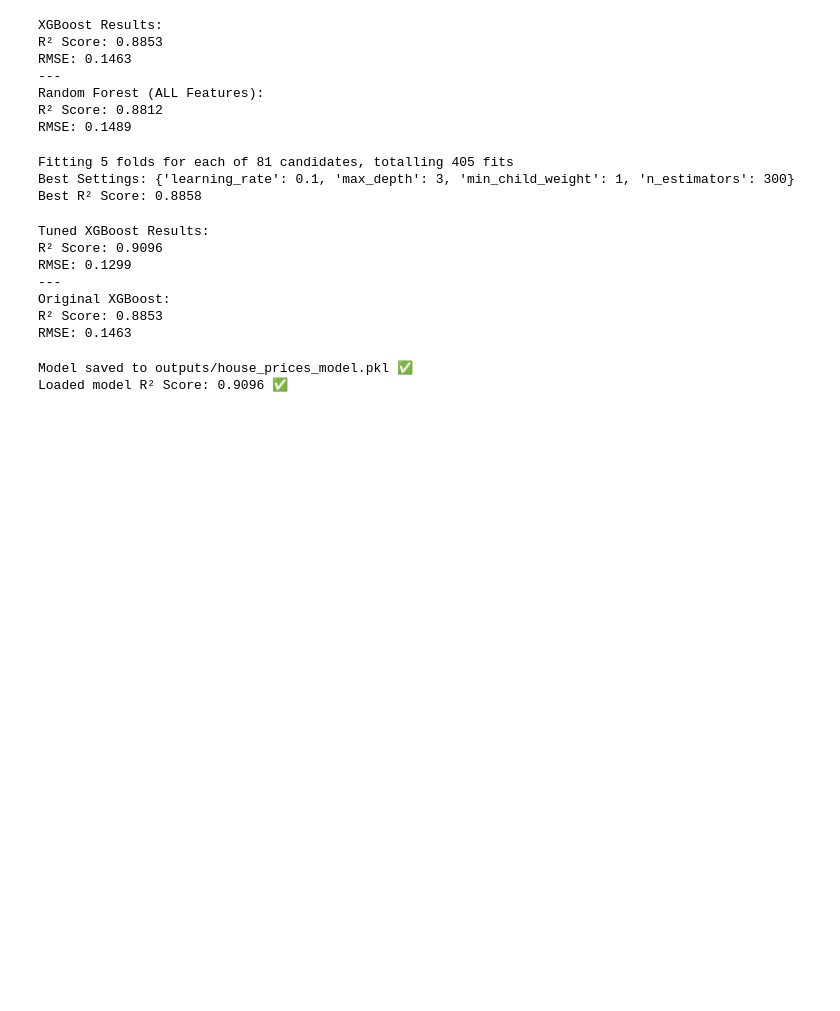
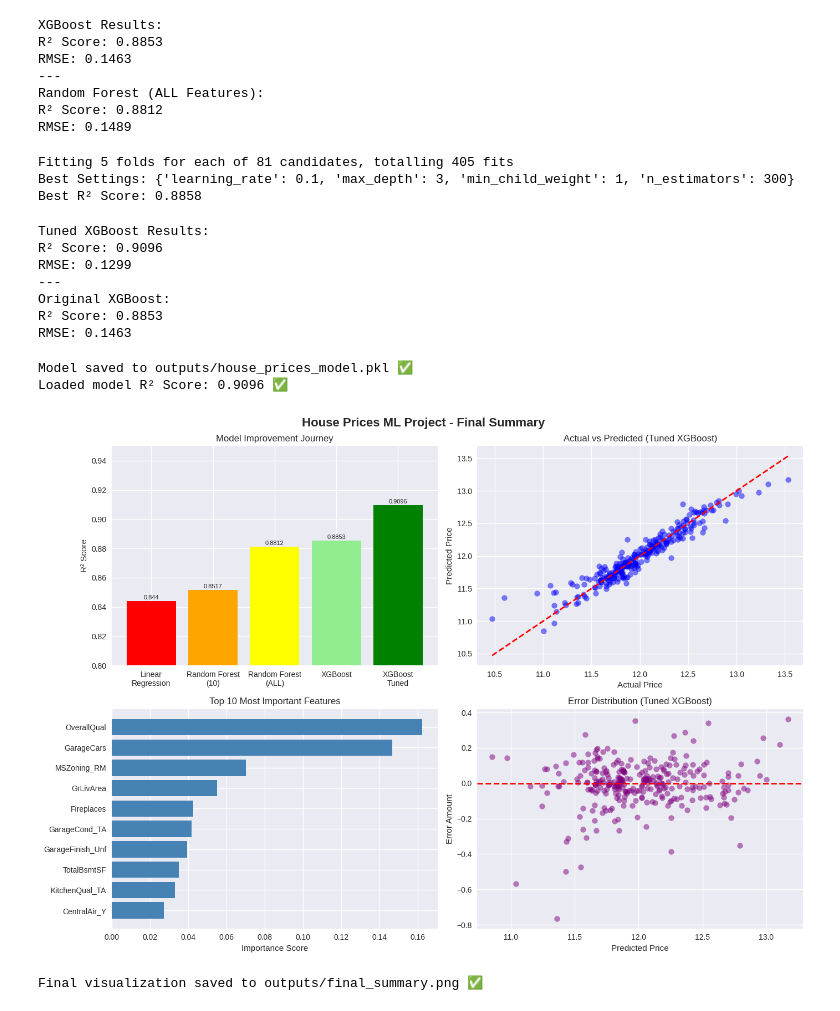
Before and after one commit to xipecast/xipecast-analyst-portfolio, a Jupyter notebook: house-prices-ml/house-prices-ml.ipynb, the cells around one changed output. Cells and saved outputs as stored; diff of their text form; code cells hidden in the pictures; blank space fills up the shorter version.

Commit message:
added house_price_ml and updated README.md

```diff
--- a/house-prices-ml/house-prices-ml.ipynb
+++ b/house-prices-ml/house-prices-ml.ipynb
@@ -550,3 +550,60 @@ print(f"Loaded model R² Score: {test_r2:.4f} ✅")
 # %% [output]
 Model saved to outputs/house_prices_model.pkl ✅
 Loaded model R² Score: 0.9096 ✅
+# %%
+# Final Summary Visualization!
+fig, axes = plt.subplots(2, 2, figsize=(14, 10))
+fig.suptitle('House Prices ML Project - Final Summary',
+             fontsize=16, fontweight='bold')
+
+# Chart 1 - Model Comparison
+models = ['Linear\nRegression', 'Random Forest\n(10)',
+          'Random Forest\n(ALL)', 'XGBoost', 'XGBoost\nTuned']
+r2_scores = [0.8440, 0.8517, 0.8812, 0.8853, 0.9096]
+colors = ['red', 'orange', 'yellow', 'lightgreen', 'green']
+
+axes[0,0].bar(models, r2_scores, color=colors)
+axes[0,0].set_title('Model Improvement Journey')
+axes[0,0].set_ylabel('R² Score')
+axes[0,0].set_ylim(0.80, 0.95)
+for i, v in enumerate(r2_scores):
+    axes[0,0].text(i, v + 0.001, str(v), ha='center', fontsize=8)
+
+# Chart 2 - Actual vs Predicted
+axes[0,1].scatter(y_test_all, xgb_best_pred, alpha=0.5, color='blue')
+axes[0,1].plot([y_test_all.min(), y_test_all.max()],
+               [y_test_all.min(), y_test_all.max()],
+               'r--', linewidth=2)
+axes[0,1].set_title('Actual vs Predicted (Tuned XGBoost)')
+axes[0,1].set_xlabel('Actual Price')
+axes[0,1].set_ylabel('Predicted Price')
+
+# Chart 3 - Feature Importance
+xgb_importance = pd.DataFrame({
+    'Feature': X_train_all.columns,
+    'Importance': xgb_best.feature_importances_
+}).sort_values('Importance', ascending=False).head(10)
+
+axes[1,0].barh(xgb_importance['Feature'],
+               xgb_importance['Importance'],
+               color='steelblue')
+axes[1,0].set_title('Top 10 Most Important Features')
+axes[1,0].set_xlabel('Importance Score')
+axes[1,0].invert_yaxis()
+
+# Chart 4 - Residuals
+residuals = y_test_all - xgb_best_pred
+axes[1,1].scatter(xgb_best_pred, residuals, alpha=0.5, color='purple')
+axes[1,1].axhline(y=0, color='r', linestyle='--', linewidth=2)
+axes[1,1].set_title('Error Distribution (Tuned XGBoost)')
+axes[1,1].set_xlabel('Predicted Price')
+axes[1,1].set_ylabel('Error Amount')
+
+plt.tight_layout()
+plt.savefig('outputs/final_summary.png', dpi=150, bbox_inches='tight')
+plt.show()
+
+print("Final visualization saved to outputs/final_summary.png ✅")
+# %% [output]
+[figure, added]
+Final visualization saved to outputs/final_summary.png ✅
```
Also changed, not shown: 1 other file.
